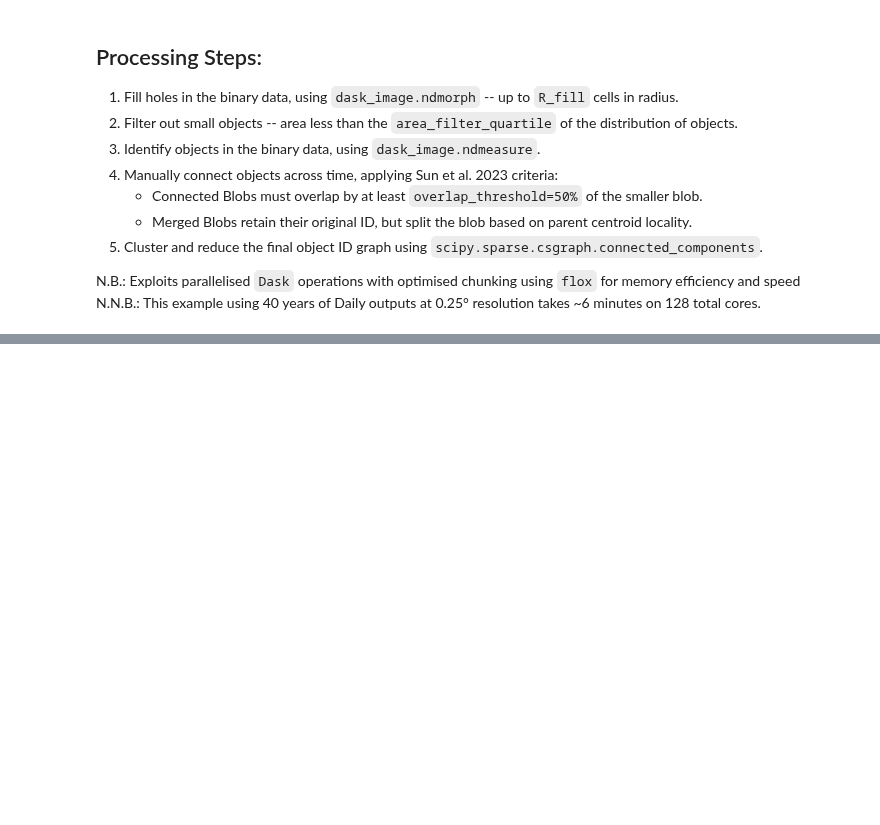
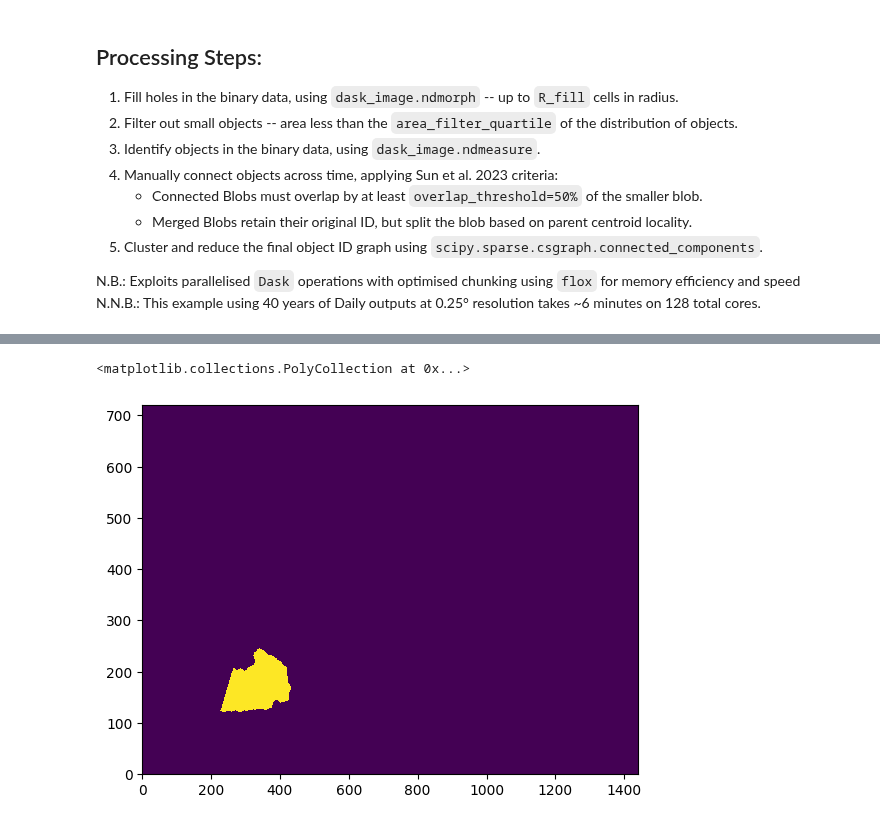
Before and after one commit to wienkers/spot_the_blOb, a Jupyter notebook: notebooks/02_id_track_events.ipynb, the cells around one changed output, grey strips where cells are left out. Saved outputs shown, nothing was run; the diff lists cells and outputs as text; code cells hidden in the pictures; blank space fills up the shorter version.

```diff
--- a/notebooks/02_id_track_events.ipynb
+++ b/notebooks/02_id_track_events.ipynb
@@ -189,0 +289,5 @@ plt.plot(ID_to_cluster_index_array == 1)
+# %%
+plt.pcolor(blob_id_time == 120)
+# %% [output]
+<matplotlib.collections.PolyCollection at 0x...>
+[figure, added]
```
Also changed, not shown: parts of 35 cells of this notebook, 1 other file.
